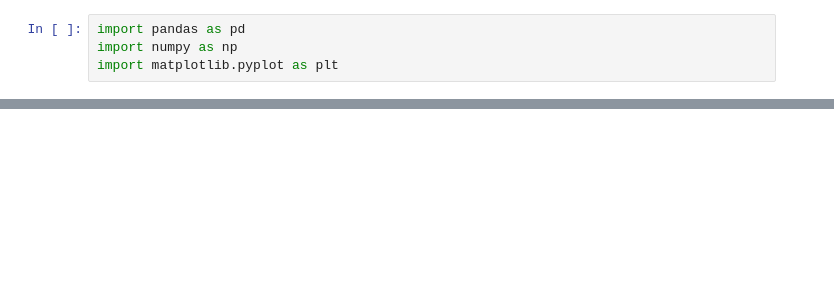
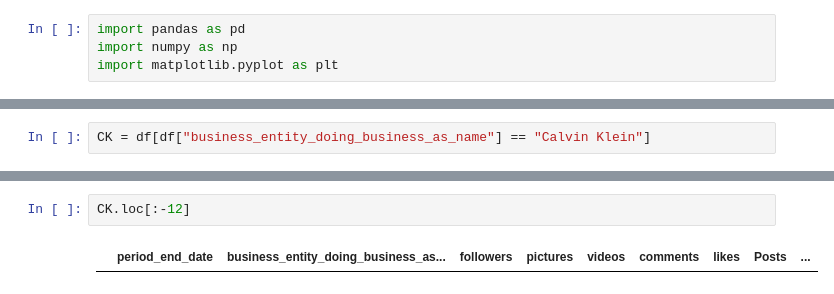
Before and after one commit to lerchal1/21_Datathon_2024, a Jupyter notebook: plots.ipynb, the cells around one changed output, grey strips where cells are left out. Cells and saved outputs as stored; diff of their text form; blank space fills up the shorter version.

```diff
--- a/plots.ipynb
+++ b/plots.ipynb
@@ -73,0 +56,2 @@ Name: 214061, dtype: object
+# %%
+CK = df[df["business_entity_doing_business_as_name"] == "Calvin Klein"]
@@ -73,0 +72,4 @@ Name: 214061, dtype: object
+# %%
+CK.loc[:-12]
+# %% [output]
+|  | period_end_date | business_entity_doing_business_as... | followers | pictures | videos | comments | likes | Posts | ... |
```
Also changed, not shown: parts of 9 cells of this notebook.
